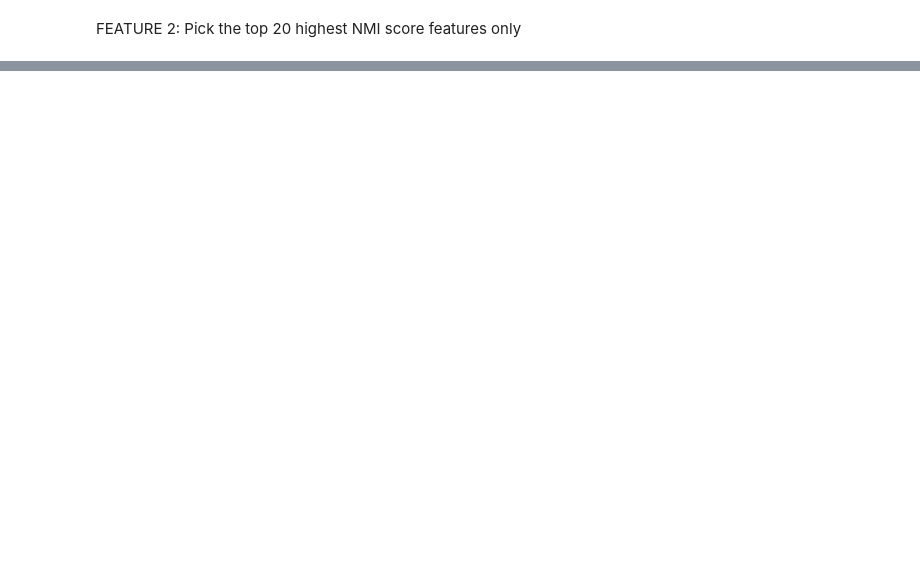
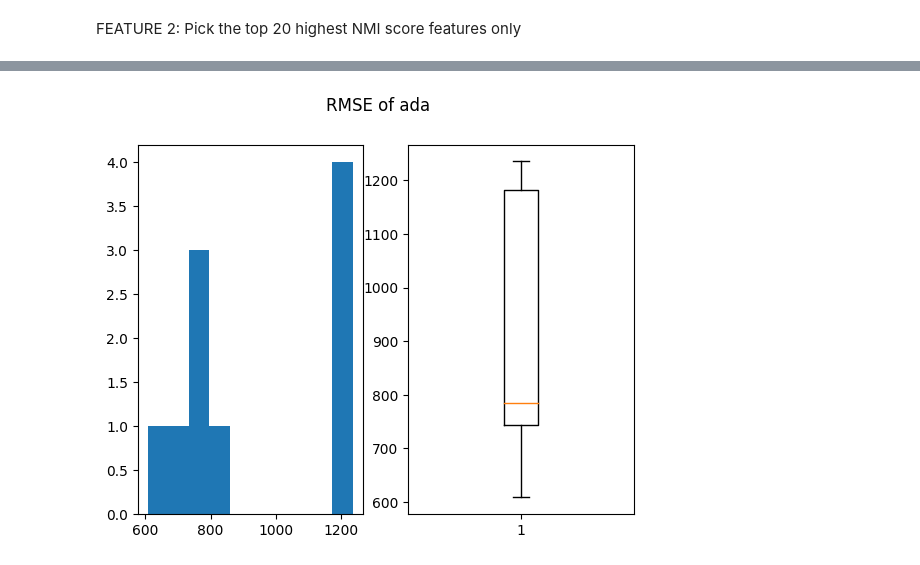
Before and after one commit to khangluong2004/COMP20008_Assignment2, a Jupyter notebook: khang/model.ipynb, the cells around one changed output, grey strips where cells are left out. Drawn from its saved outputs; the diff is of its cells as text; code cells hidden in the pictures; blank space fills up the shorter version.

Commit message:
Clean nn and test the tree without communities

```diff
--- a/khang/model.ipynb
+++ b/khang/model.ipynb
@@ -475,0 +534,90 @@ Name: count, dtype: int64
+# %%
+# Define models here
+from sklearn.tree import DecisionTreeRegressor
+from sklearn.ensemble import AdaBoostRegressor, RandomForestRegressor, GradientBoostingRegressor
+
+
+DEPTH = 5
+
+models = {
+    "regressor": DecisionTreeRegressor(max_depth=DEPTH, random_state=1301267),
+    "ada": AdaBoostRegressor(
+        DecisionTreeRegressor(max_depth=DEPTH), n_estimators=300, random_state=1301266),
+    "rf": RandomForestRegressor(n_estimators=100, max_depth=DEPTH),
+    "gradBoost": GradientBoostingRegressor(n_estimators = 300,
+        max_depth = 4,
+        min_samples_split = 3,
+        learning_rate = 0.01,
+        loss = "squared_error")
+}
+# %%
+# Try restricting the input to only the top 10 highest NMI attribute from communities
+from sklearn.model_selection import KFold
+
+n = 10
+
+nf_CV = KFold(n_splits=n, shuffle=True, random_state=42)
+mses = {
+    "null": [],
+    "null2": []
+}
+
+relavantAttributes = []
+
+
+for train_idx, test_idx in nf_CV.split(X):
+    # train-test split
+    X_train, X_test = X.iloc[train_idx], X.iloc[test_idx]
+    y_train, y_test = y.iloc[train_idx], y.iloc[test_idx]
+
+    y_null_predict = [y_train.mean()] * len(X_test)
+    y_null_2 = X_test["Last Offence Rate"]
+
+    predicts = {}
+    for name in models:
+        model = models[name]
+        models[name] = model.fit(X_train, y_train)
+        y_predict = model.predict(X_test)
+        predicts[name] = y_predict
+
+    mse_null = mean_squared_error(y_test, y_null_predict)
+    mse_null_2 = mean_squared_error(y_test, y_null_2)
+
+    mses["null"].append(mse_null)
+    mses["null2"].append(mse_null_2)
+
+    for name in models:
+        mse = mean_squared_error(predicts[name], y_test)
+        if name not in mses:
+            mses[name] = []
+        mses[name].append(mse)
+
+
+    # if (np.sqrt(mse_ada) > 2000):
+    #     print(X_test)
+    #     print(y_test)
+
+    # Get the summary of all attributes
+    tree_rules = export_text(models["regressor"], feature_names=list(X_train))
+    relavantAttributes.extend(getSplitAttributes(tree_rules))
+
+# Print the RMSE for each model
+for key in mses:
+    print("MSE of", key, ":", np.median(mses[key]))
+    print("RMSE of", key, ":", np.median(np.sqrt(mses[key])))
+
+
+
+print("Used attributes for regressor tree: ")
+print(pd.Series(relavantAttributes).value_counts())
+
+
+
+for name in mses:
+    plt.figure()
+    fig, axs = plt.subplots(1, 2)
+    fig.suptitle("RMSE of " + name)
+    axs[0].hist(np.sqrt(mses[name]))
+    axs[1].boxplot(np.sqrt(mses[name]))
+    plt.show()
+# %% [output]
@@ -475,0 +648 @@ Name: count, dtype: int64
+[figure, added]
```
Also changed, not shown: parts of 8 cells of this notebook, 3 other files.
